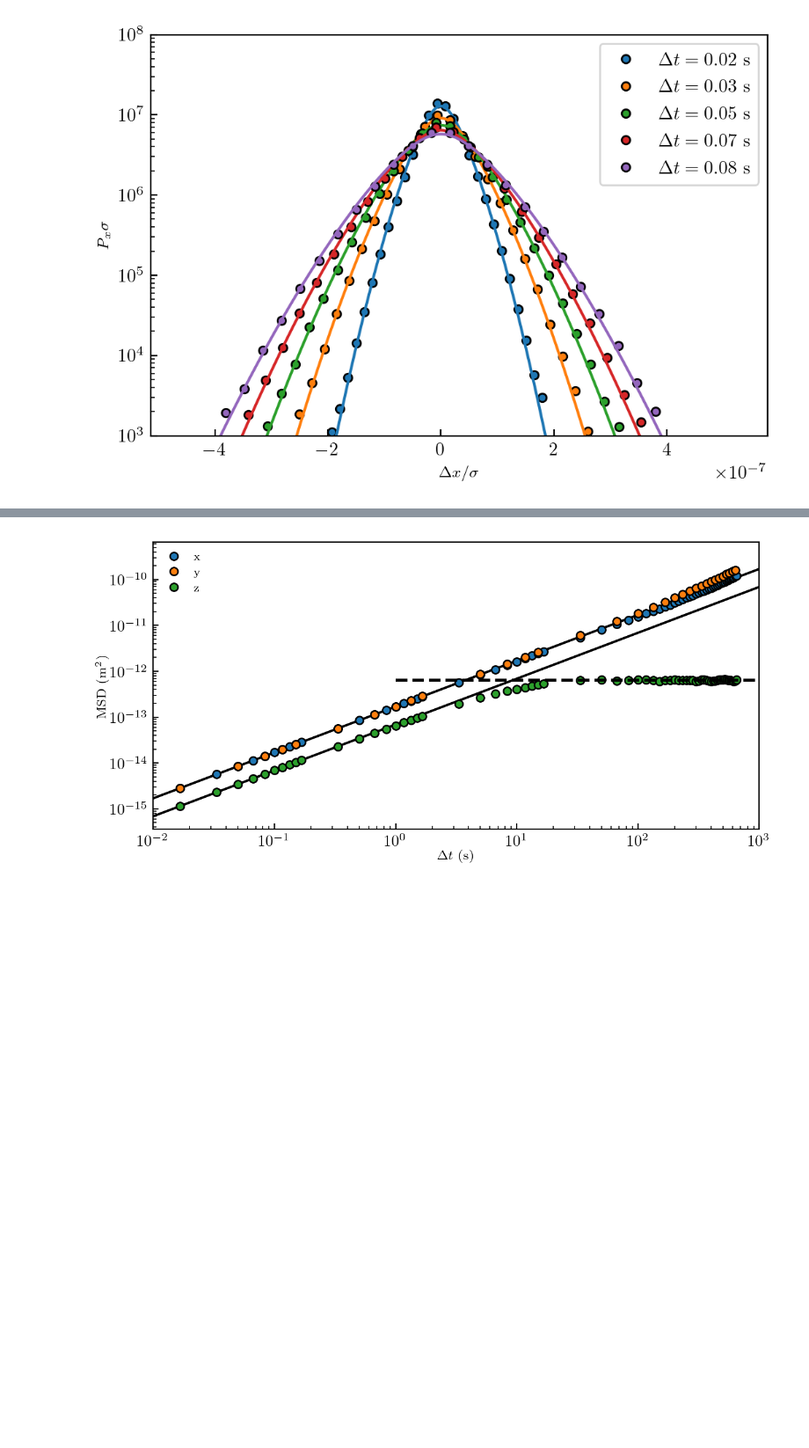
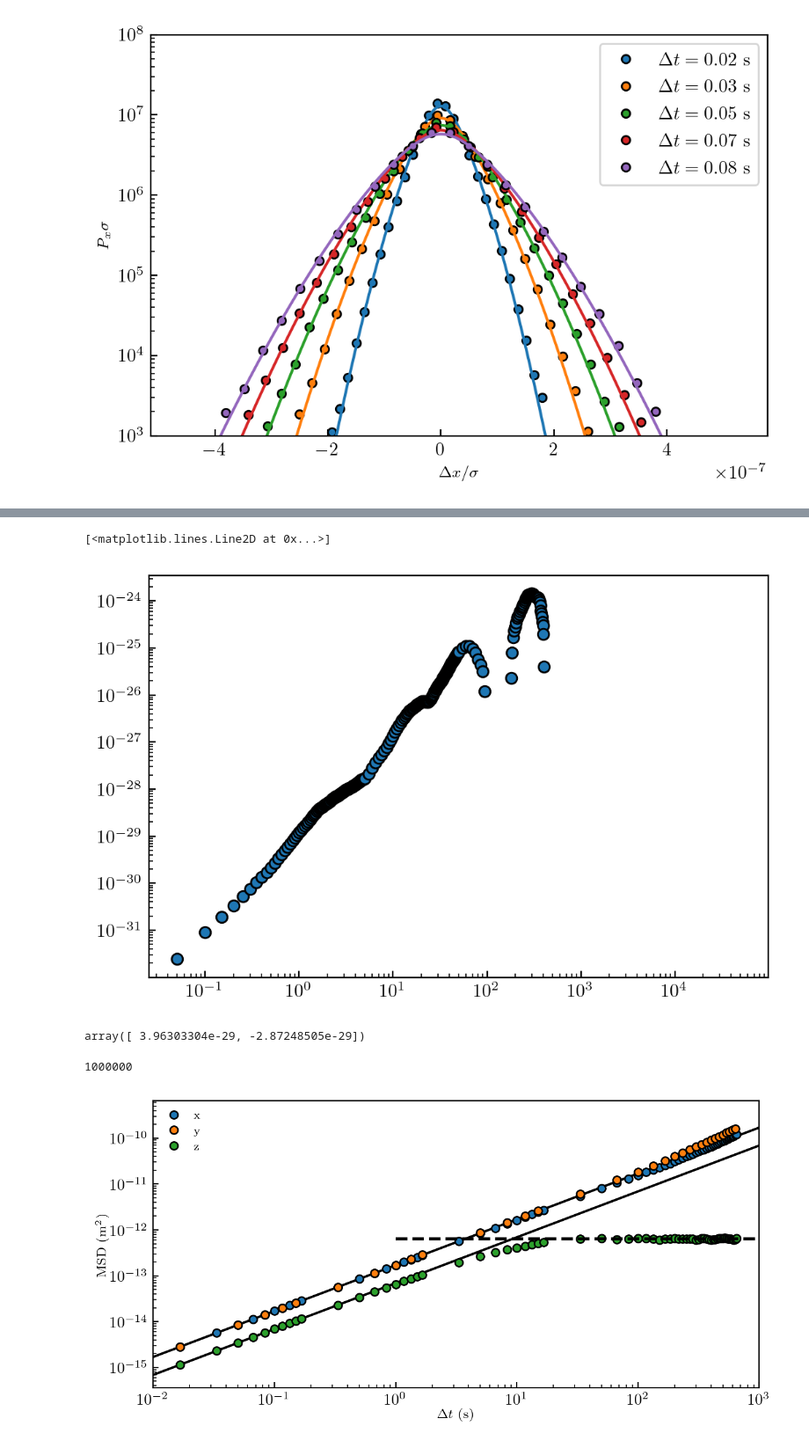
Before and after one commit to eXpensia/Confined-Brownian-Motion, a Jupyter notebook: 02_body/chapter3/images/simulation_confined_Brownian_motion/graph_ploting.ipynb, the cells around one changed output, grey strips where cells are left out. Shown at 88% size. Saved outputs shown, nothing was run; the diff lists cells and outputs as text; code cells hidden in the pictures; blank space fills up the shorter version.

```diff
--- a/02_body/chapter3/images/simulation_confined_Brownian_motion/graph_ploting.ipynb
+++ b/02_body/chapter3/images/simulation_confined_Brownian_motion/graph_ploting.ipynb
@@ -926,0 +927,37 @@ plt.savefig("method_sim.pdf")
+# %%
+# import the plots data
+long = loadmat("data_graphs.mat")
+for i in long.keys():
+    try:
+        long[i] = np.squeeze(long[i])
+    except:
+        continue
+# %%
+x = long["x"] * 1e-6
+y = long["y"] * 1e-6
+# %%
+def _C4(z, t):
+    return (
+        1
+        / 24
+        * (np.mean((z[:-t] - z[t:]) ** 4) - 3 * np.mean((z[:-t] - z[t:]) ** 2) ** 2)
+    )
+
+
+def C4(z, t):
+    return np.array([(_C4(z, i) + _C4(x, i)) / 2 for i in t])
+
+
+tt = np.array(
+    [
+        *np.arange(1, 10, 1),
+        *np.arange(10, 100, 1),
+        *np.arange(100, 1000, 10),
+        *np.arange(1000, 10000, 100),
+        *np.arange(10000, 100000, 1000),
+        *np.arange(100000, 1000000, 10000),
+        *np.arange(1000000, 10000000, 10000),
+    ]
+)
+# %%
+c4 = C4(x, tt)
@@ -927,3 +980,16 @@ plt.savefig("method_sim.pdf")
+# %%
+plt.loglog(tt * 0.05, c4, "o")
+# %% [output]
+[<matplotlib.lines.Line2D at 0x...>]
+[figure, added]
+# %%
+popt
+# %% [output]
+array([ 3.96303304e-29, -2.87248505e-29])
+# %%
+len(x)
+# %% [output]
+1000000
 # %%
 plt.figure(figsize=(cm2inch(16), cm2inch(8)))
 
```
Also changed, not shown: parts of 5 cells of this notebook, 24 other files.
